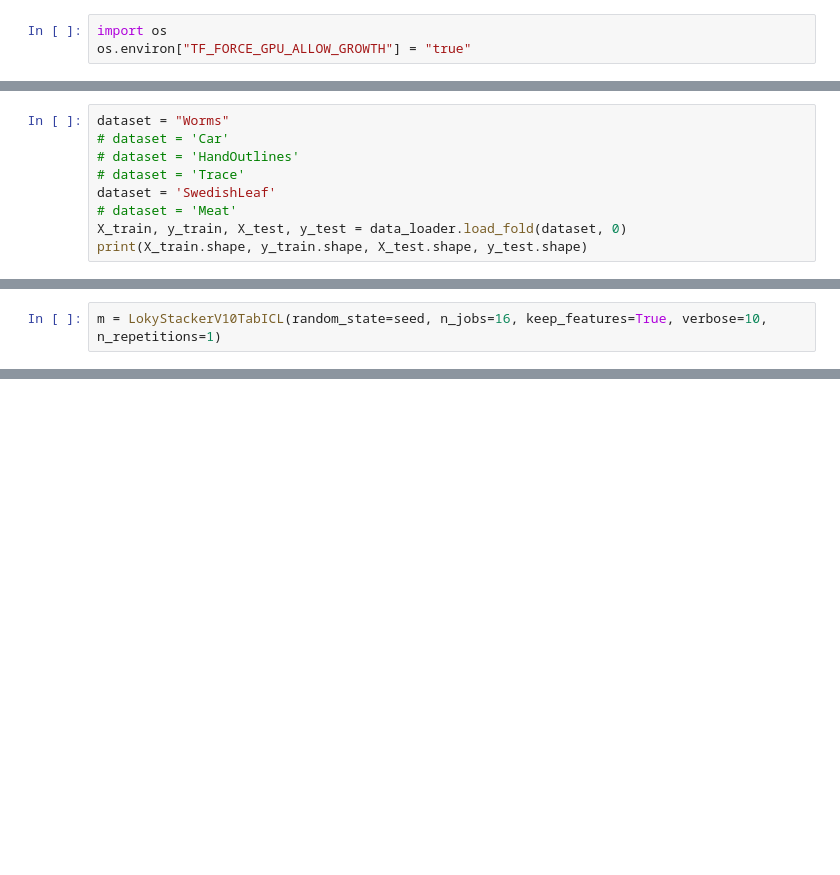
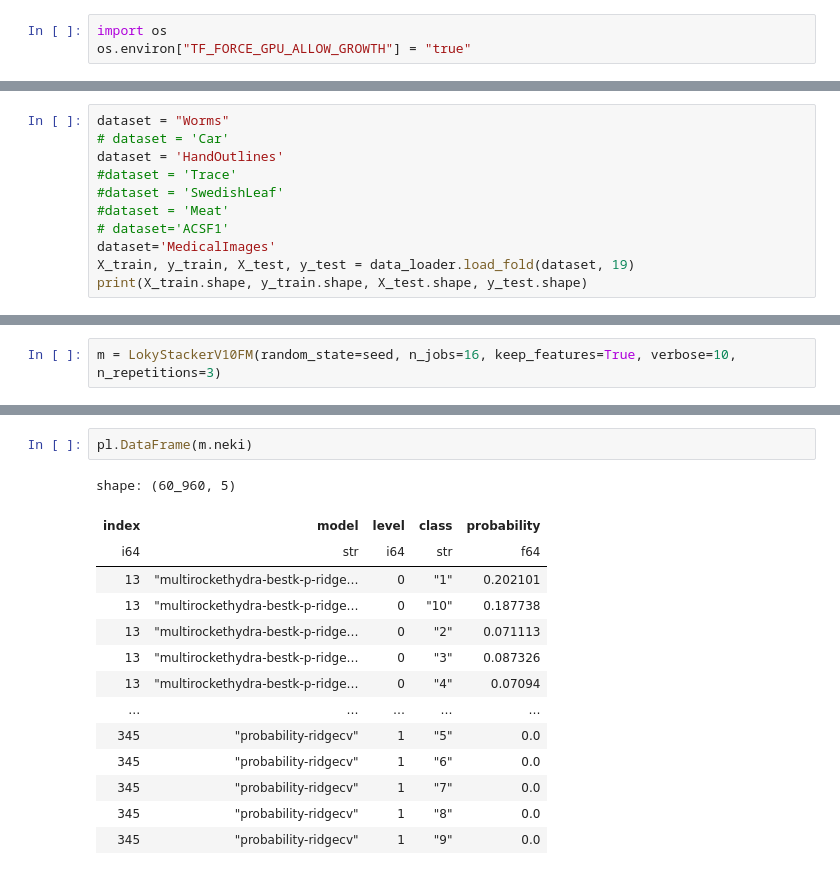
Before and after one commit to gasperpetelin/TSCGlue, a Jupyter notebook: notebooks/052-speedup.ipynb, the cells around one changed output, grey strips where cells are left out. Cells and saved outputs as stored; diff of their text form; blank space fills up the shorter version.

```diff
--- a/notebooks/052-speedup.ipynb
+++ b/notebooks/052-speedup.ipynb
@@ -12,9 +12,11 @@ from sklearn.metrics import log_loss, roc_auc_score
 # %%
 dataset = "Worms"
 # dataset = 'Car'
-# dataset = 'HandOutlines'
-# dataset = 'Trace'
-dataset = 'SwedishLeaf'
-# dataset = 'Meat'
-X_train, y_train, X_test, y_test = data_loader.load_fold(dataset, 0)
+dataset = 'HandOutlines'
+#dataset = 'Trace'
+#dataset = 'SwedishLeaf'
+#dataset = 'Meat'
+# dataset='ACSF1'
+dataset='MedicalImages'
+X_train, y_train, X_test, y_test = data_loader.load_fold(dataset, 19)
 print(X_train.shape, y_train.shape, X_test.shape, y_test.shape)
@@ -23,2 +27,2 @@ seed = 268
 # %%
-m = LokyStackerV10TabICL(random_state=seed, n_jobs=16, keep_features=True, verbose=10, n_repetitions=1)
+m = LokyStackerV10FM(random_state=seed, n_jobs=16, keep_features=True, verbose=10, n_repetitions=3)
@@ -69,0 +127,17 @@ print(f"AUC (OvR): {roc_auc_score(y_test, proba, multi_class='ovr', labels=class
+# %%
+pl.DataFrame(m.neki)
+# %% [output]
+shape: (60_960, 5)
+| index | model | level | class | probability |
+| i64 | str | i64 | str | f64 |
+| 13 | "multirockethydra-bestk-p-ridge… | 0 | "1" | 0.202101 |
+| 13 | "multirockethydra-bestk-p-ridge… | 0 | "10" | 0.187738 |
+| 13 | "multirockethydra-bestk-p-ridge… | 0 | "2" | 0.071113 |
+| 13 | "multirockethydra-bestk-p-ridge… | 0 | "3" | 0.087326 |
+| 13 | "multirockethydra-bestk-p-ridge… | 0 | "4" | 0.07094 |
+| … | … | … | … | … |
+| 345 | "probability-ridgecv" | 1 | "5" | 0.0 |
+| 345 | "probability-ridgecv" | 1 | "6" | 0.0 |
+| 345 | "probability-ridgecv" | 1 | "7" | 0.0 |
+| 345 | "probability-ridgecv" | 1 | "8" | 0.0 |
+| 345 | "probability-ridgecv" | 1 | "9" | 0.0 |
```
Also changed, not shown: parts of 15 cells of this notebook, 10 other files.
